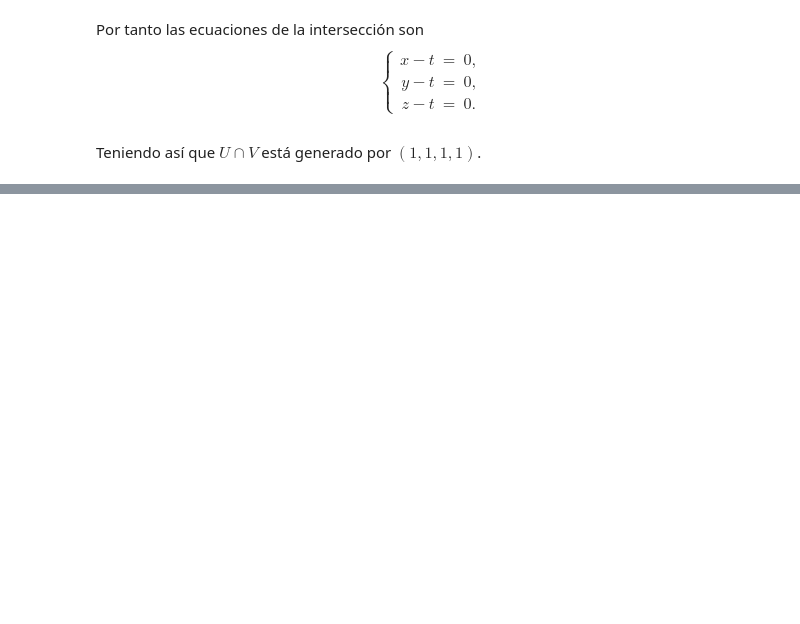
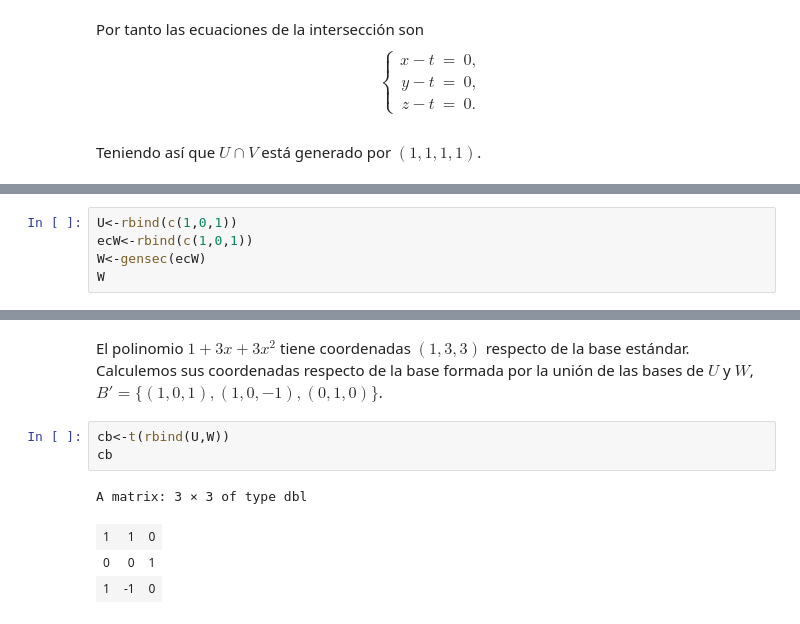
Before and after one commit to pedritomelenas/R-algebra-lineal, a Jupyter notebook: ALME-espacios-vectoriales.ipynb, the cells around one changed output, grey strips where cells are left out. Cells and saved outputs as stored; diff of their text form; blank space fills up the shorter version.

```diff
--- a/ALME-espacios-vectoriales.ipynb
+++ b/ALME-espacios-vectoriales.ipynb
@@ -454,0 +537,5 @@ Teniendo así que $U\cap V$ está generado por $(1,1,1,1)$.
+# %%
+U<-rbind(c(1,0,1))
+ecW<-rbind(c(1,0,1))
+W<-gensec(ecW)
+W
@@ -454,0 +554,10 @@ Teniendo así que $U\cap V$ está generado por $(1,1,1,1)$.
+# %% [markdown]
+El polinomio $1+3x+3x^2$ tiene coordenadas $(1,3,3)$ respecto de la base estándar. Calculemos sus coordenadas respecto de la base formada por la unión de las bases de $U$ y $W$, $B'=\{(1,0,1),(1,0,-1),(0,1,0)\}$.
+# %%
+cb<-t(rbind(U,W))
+cb
+# %% [output]
+A matrix: 3 × 3 of type dbl
+| 1 | 1 | 0 |
+| 0 | 0 | 1 |
+| 1 | -1 | 0 |
```
Also changed, not shown: parts of 62 cells of this notebook.
